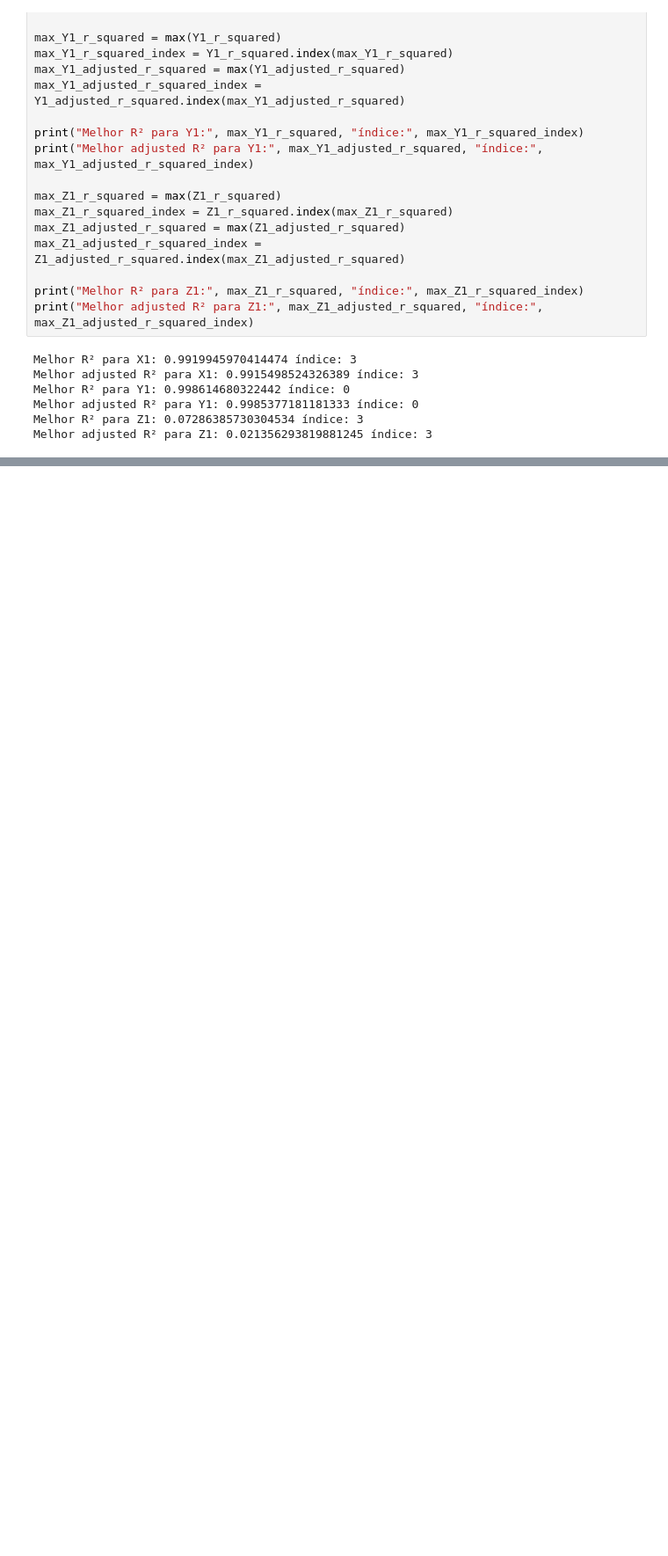
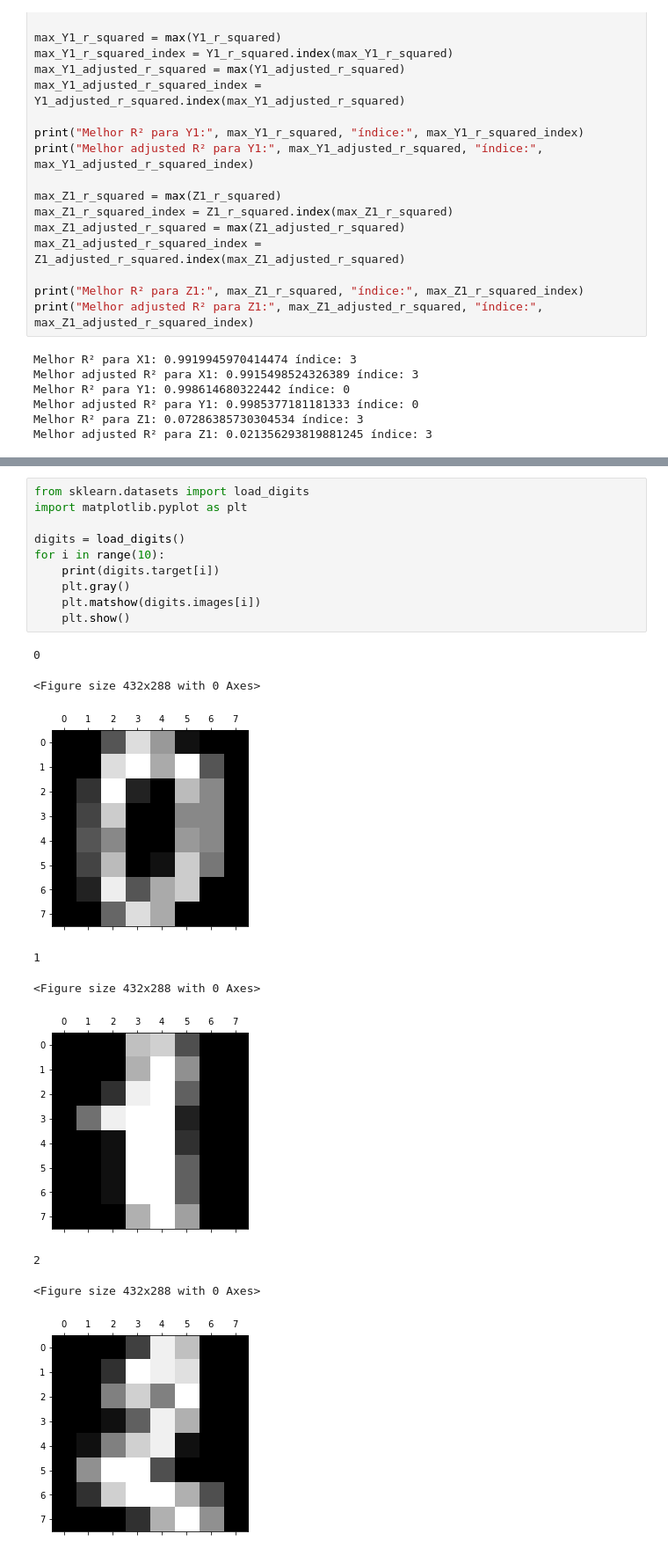
Before and after one commit to natanbcpc/supervised-learning, a Jupyter notebook: Project 2.ipynb, the cells around one changed output, grey strips where cells are left out. Shown: that part at 88% size. Cells and saved outputs as stored; diff of their text form; blank space fills up the shorter version.

```diff
--- a/Project 2.ipynb
+++ b/Project 2.ipynb
@@ -437,0 +445,20 @@ Melhor adjusted R² para Z1: 0.021356293819881245 índice: 3
+# %%
+from sklearn.datasets import load_digits
+import matplotlib.pyplot as plt
+
+digits = load_digits()
+for i in range(10):
+    print(digits.target[i])
+    plt.gray()
+    plt.matshow(digits.images[i])
+    plt.show()
+# %% [output]
+0
+<Figure size 432x288 with 0 Axes>
+[figure, added]
+1
+<Figure size 432x288 with 0 Axes>
+[figure, added]
+2
+<Figure size 432x288 with 0 Axes>
+[figure, added]
```
Also changed, not shown: parts of 23 cells of this notebook.
